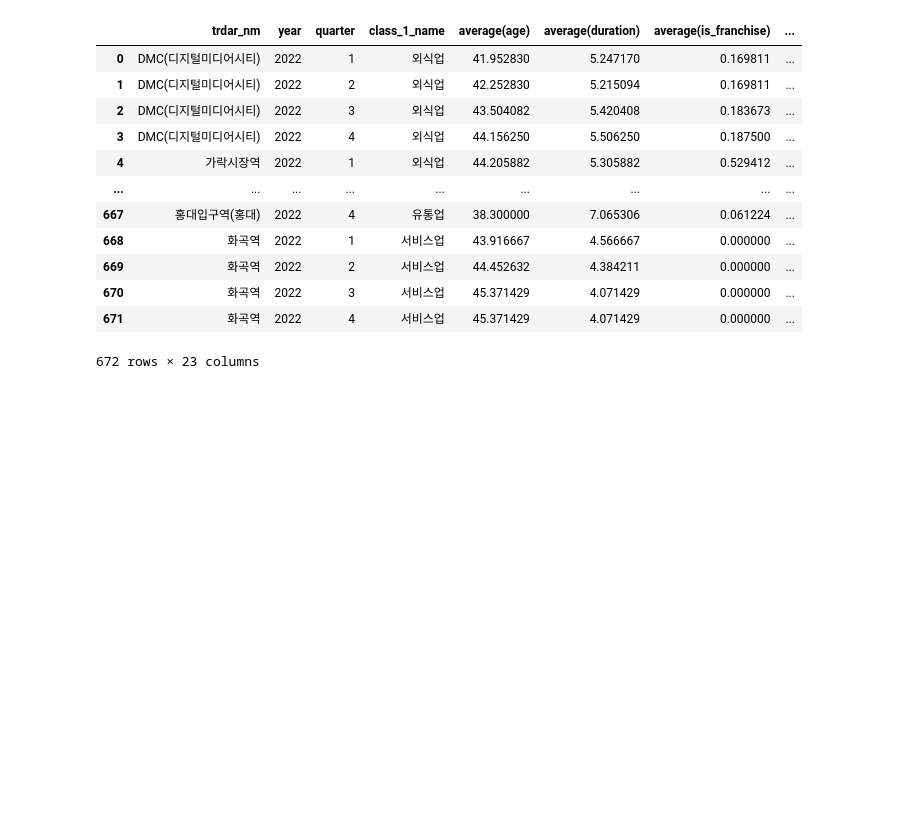
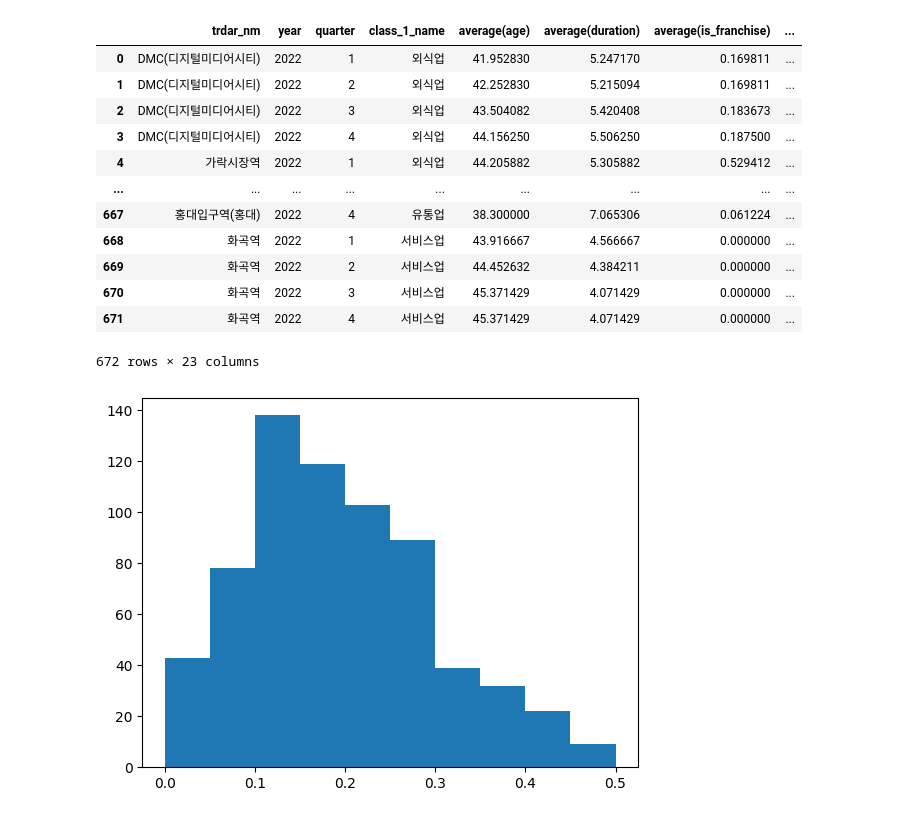
Before and after one commit to kae1128/wadada, a Jupyter notebook: data_preprocessing/SEOUL_CLASS_1_preprocessing.ipynb, the cells around one changed output. Saved outputs shown, nothing was run; the diff lists cells and outputs as text; code cells hidden in the pictures; blank space fills up the shorter version.

```diff
--- a/data_preprocessing/SEOUL_CLASS_1_preprocessing.ipynb
+++ b/data_preprocessing/SEOUL_CLASS_1_preprocessing.ipynb
@@ -472,3 +478,8 @@ credit_class_1_cluster
 672 rows × 23 columns
 # %%
 credit_class_1_cluster.to_csv('CREDIT_CLASS_1_CLUSTER.csv', index=False)
+# %%
+plt.hist(credit_class_1_cluster['average(is_risky)'])
+plt.show()
+# %% [output]
+[figure, added]
```
Also changed, not shown: parts of 2 cells of this notebook, 4 other files.
